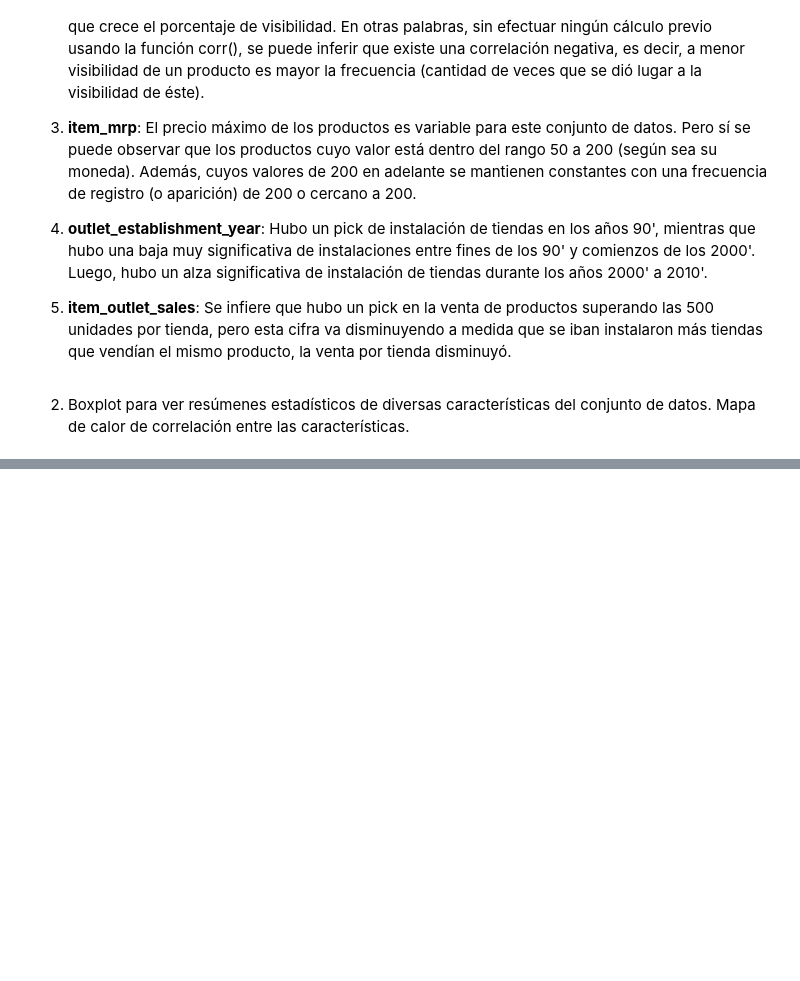
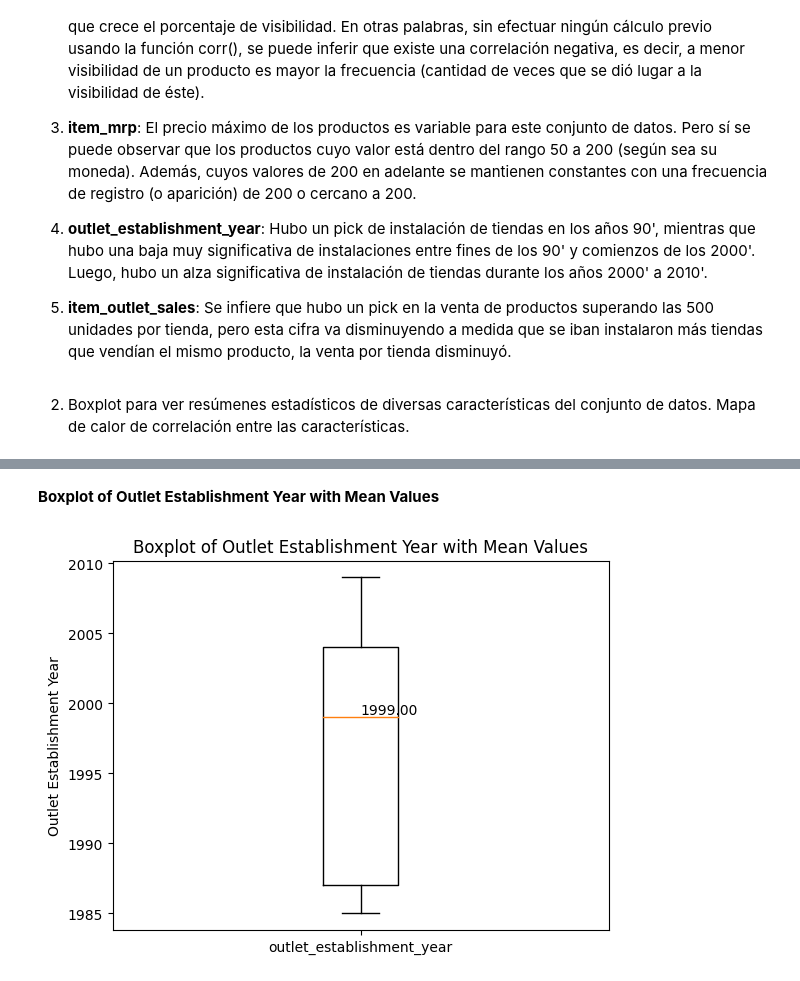
Before and after one commit to chernandezrojas1991/predicciones-de-ventas-de-alimentos, a Jupyter notebook: predicciones_de_ventas_de_alimentos.ipynb, the cells around one changed output, grey strips where cells are left out. Cells and saved outputs as stored; diff of their text form; code cells hidden in the pictures; blank space fills up the shorter version.

```diff
--- a/predicciones_de_ventas_de_alimentos.ipynb
+++ b/predicciones_de_ventas_de_alimentos.ipynb
@@ -199,0 +249,12 @@ Mapa de calor de correlación entre las características.
+# %% [markdown]
+**Boxplot of Outlet Establishment Year with Mean Values**
+# %%
+outlet_establishment_year_mean = sales_prediction_df['outlet_establishment_year'].median()
+plt.boxplot(sales_prediction_df['outlet_establishment_year'])
+plt.text(1, outlet_establishment_year_mean, f'{outlet_establishment_year_mean:.2f}', va='bottom')
+plt.xticks([1], ['outlet_establishment_year'])
+plt.ylabel('Outlet Establishment Year')
+plt.title('Boxplot of Outlet Establishment Year with Mean Values')
+plt.show()
+# %% [output]
+[figure, added]
```
Also changed, not shown: parts of 14 cells of this notebook.
